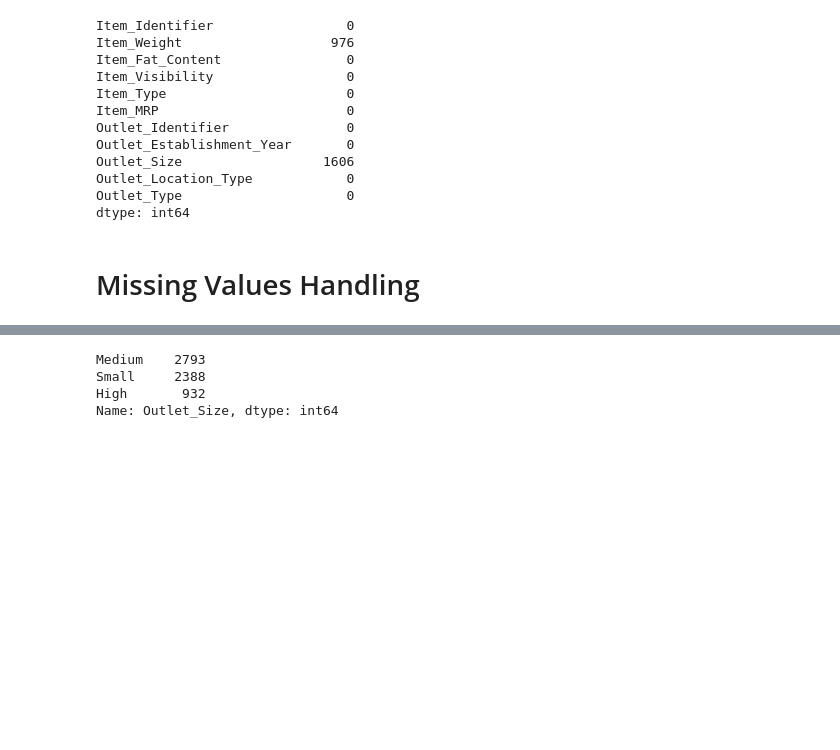
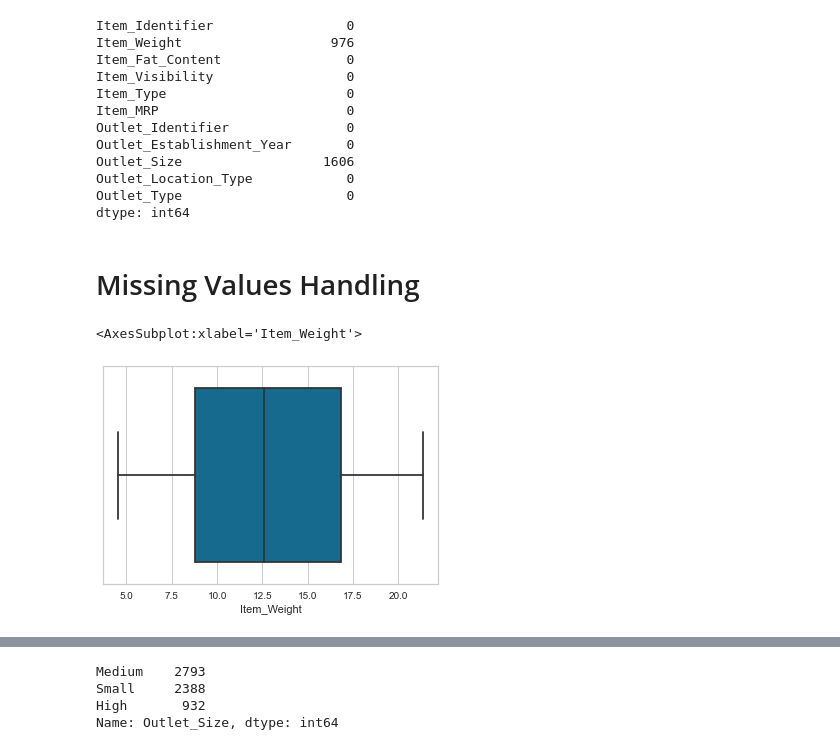
Before and after one commit to shashankb07/Big-Mart-Sales-Prediction, a Jupyter notebook: BigMart.ipynb, the cells around one changed output, grey strips where cells are left out. Drawn from its saved outputs; the diff is of its cells as text; code cells hidden in the pictures; blank space fills up the shorter version.

```diff
--- a/BigMart.ipynb
+++ b/BigMart.ipynb
@@ -104,3 +115,8 @@ Outlet_Type                     0
 dtype: int64
 # %% [markdown]
 # Missing Values Handling
+# %%
+sns.boxplot('Item_Weight', data = train  )
+# %% [output]
+<AxesSubplot:xlabel='Item_Weight'>
+[figure, added]
```
Also changed, not shown: parts of 113 cells of this notebook.
